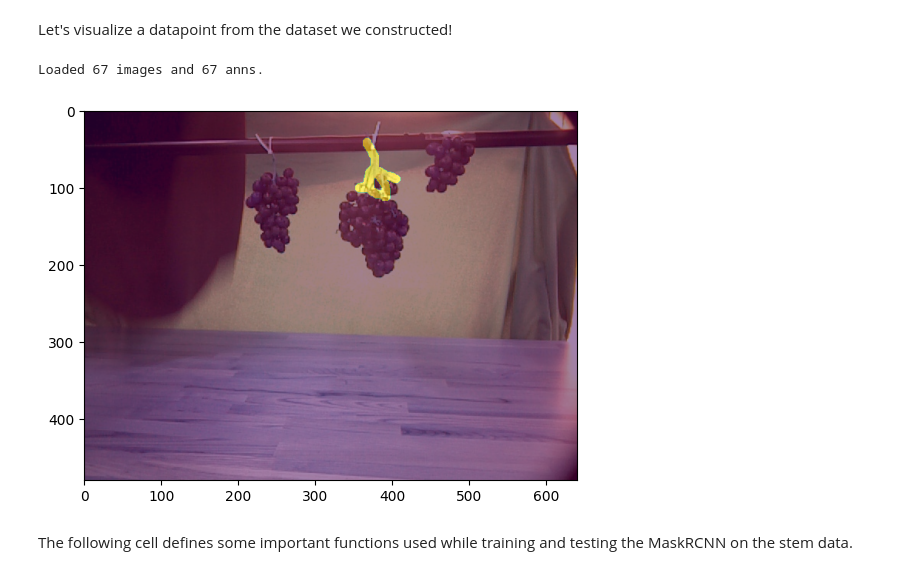
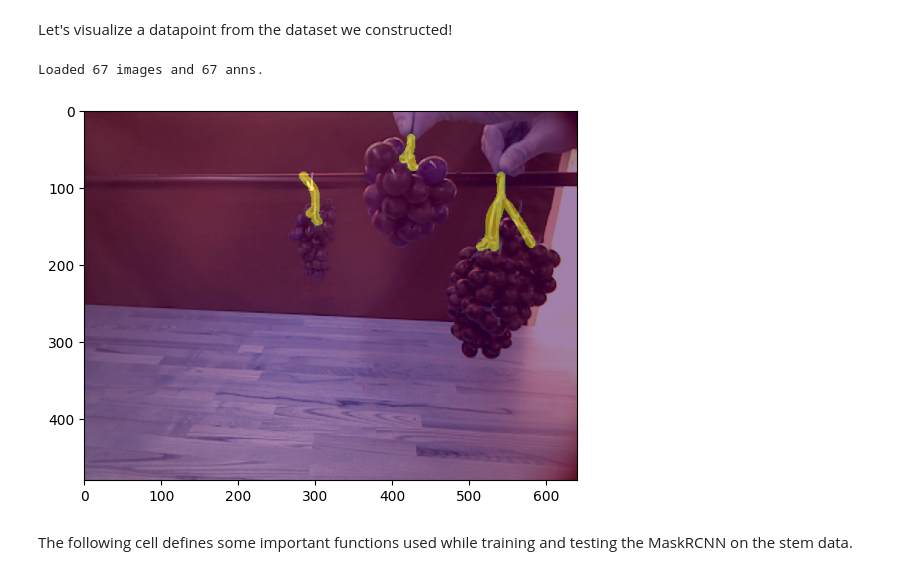
Before and after one commit to adi-balaji/grape_rob, a Jupyter notebook: stem_detection/stem_detection.ipynb, the cells around one changed output. Drawn from its saved outputs; the diff is of its cells as text; code cells hidden in the pictures.

```diff
--- a/stem_detection/stem_detection.ipynb
+++ b/stem_detection/stem_detection.ipynb
@@ -100,19 +100,19 @@ Let's visualize a datapoint from the dataset we constructed!
 # %%
 import matplotlib.pyplot as plt
 
 img_folder_path = '/Users/adibalaji/Desktop/grape_juice/stem_detection/lab_grape_img/dataset/img'
 ann_folder_path = '/Users/adibalaji/Desktop/grape_juice/stem_detection/lab_grape_img/dataset/ann'
 
 dataset = StemMaskDataset(img_folder_path, ann_folder_path)
 
-img, targets = dataset.__getitem__(60)
+img, targets = dataset.__getitem__(10)
 
 plt.imshow(img.permute(1,2,0).numpy())
-plt.imshow(targets['masks'][1], alpha = 0.5)
+plt.imshow(targets['masks'].sum(dim=0), alpha = 0.5)
 plt.show()
 # %% [output]
 Loaded 67 images and 67 anns.
-[figure, old version]
+[figure, new version]
 # %% [markdown]
 The following cell defines some important functions used while training and testing the MaskRCNN on the stem data.
 # %%
```
Also changed, not shown: parts of 2 cells of this notebook, 1 other file.
